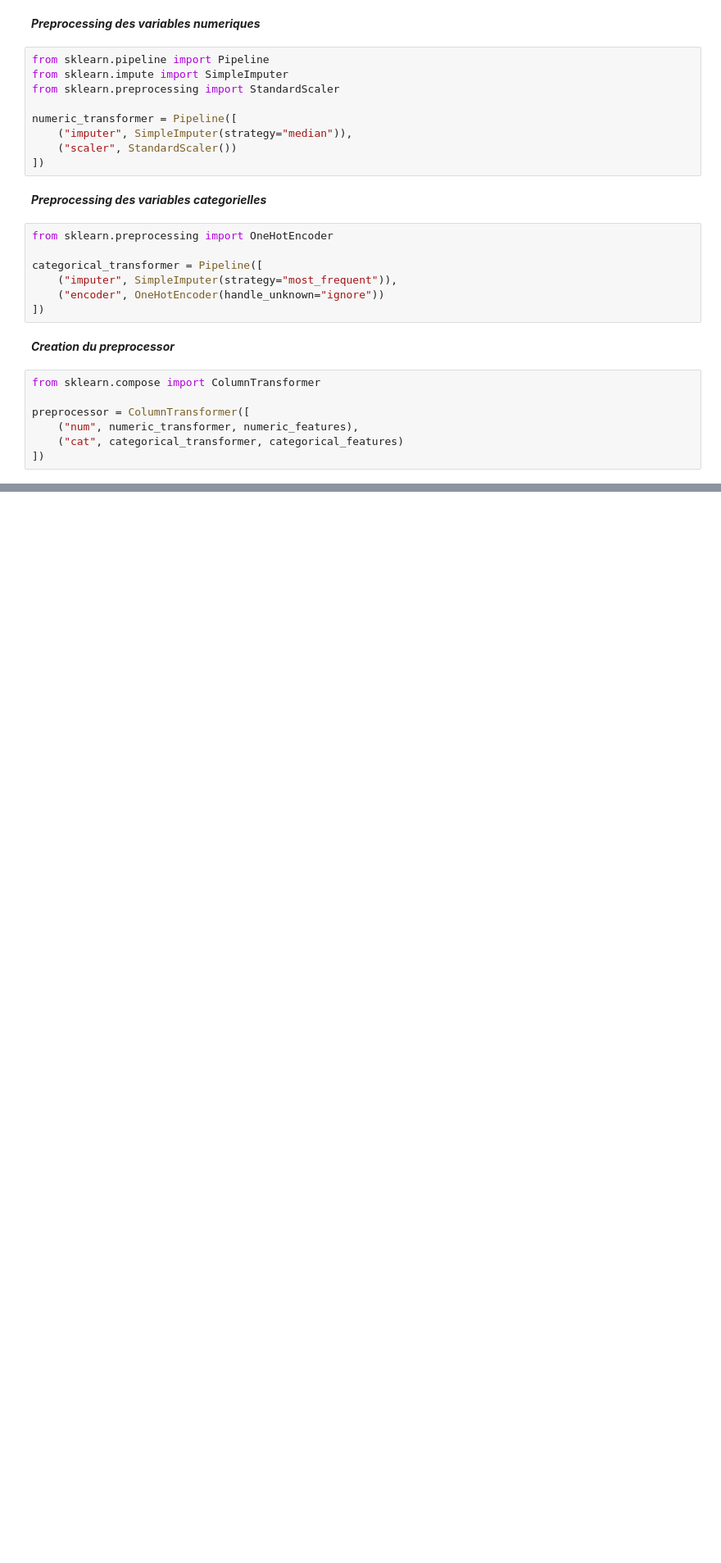
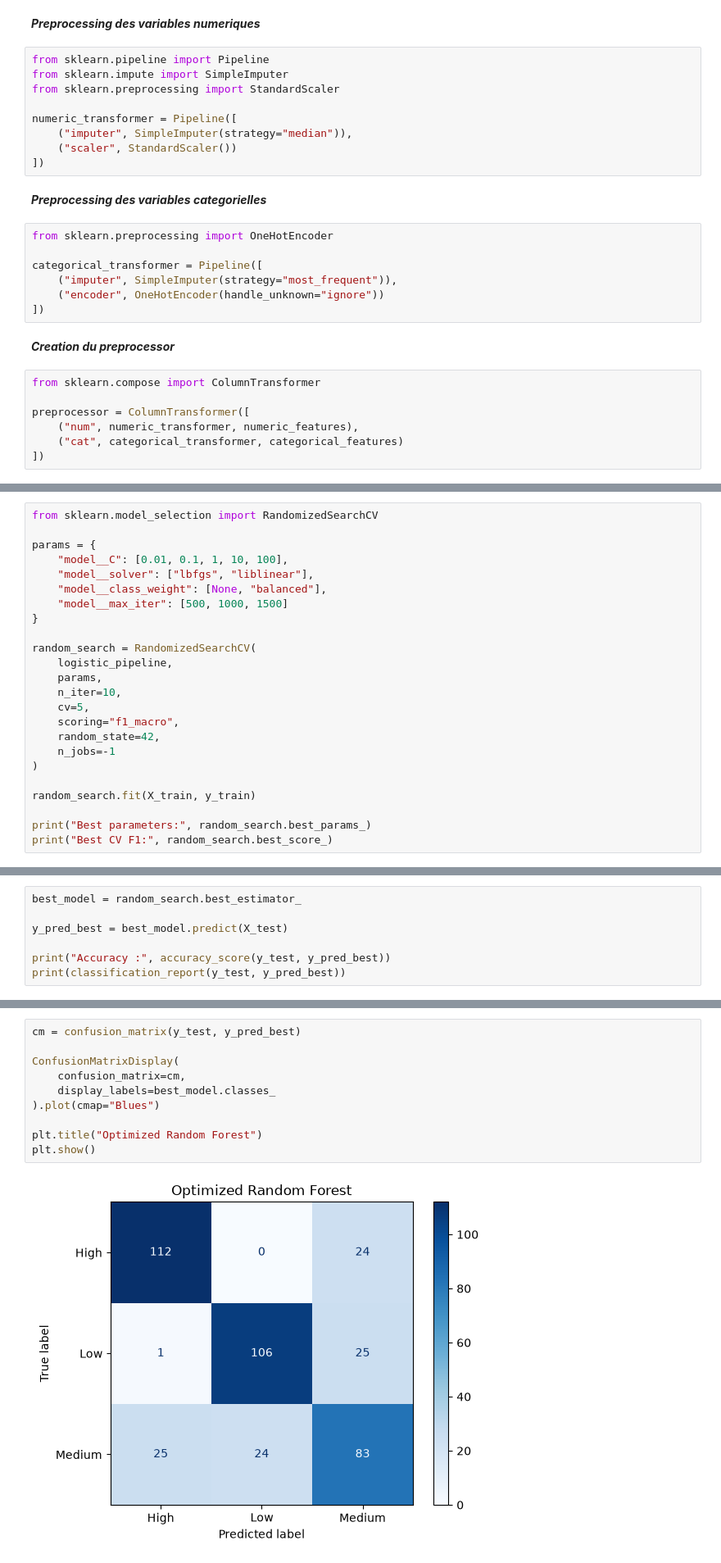
Before and after one commit to Kadiri-Mohamed/StudentMind, a Jupyter notebook: Notebooks/Notebook.ipynb, the cells around one changed output, grey strips where cells are left out. Shown at 82% size. Saved outputs shown, nothing was run; the diff lists cells and outputs as text; blank space fills up the shorter version.

```diff
--- a/Notebooks/Notebook.ipynb
+++ b/Notebooks/Notebook.ipynb
@@ -319,0 +528,24 @@ preprocessor = ColumnTransformer([
+# %%
+from sklearn.model_selection import RandomizedSearchCV
+
+params = {
+    "model__C": [0.01, 0.1, 1, 10, 100],
+    "model__solver": ["lbfgs", "liblinear"],
+    "model__class_weight": [None, "balanced"],
+    "model__max_iter": [500, 1000, 1500]
+}
+
+random_search = RandomizedSearchCV(
+    logistic_pipeline,
+    params,
+    n_iter=10,
+    cv=5,
+    scoring="f1_macro",
+    random_state=42,
+    n_jobs=-1
+)
+
+random_search.fit(X_train, y_train)
+
+print("Best parameters:", random_search.best_params_)
+print("Best CV F1:", random_search.best_score_)
@@ -319,0 +572,7 @@ preprocessor = ColumnTransformer([
+# %%
+best_model = random_search.best_estimator_
+
+y_pred_best = best_model.predict(X_test)
+
+print("Accuracy :", accuracy_score(y_test, y_pred_best))
+print(classification_report(y_test, y_pred_best))
@@ -319,0 +590,12 @@ preprocessor = ColumnTransformer([
+# %%
+cm = confusion_matrix(y_test, y_pred_best)
+
+ConfusionMatrixDisplay(
+    confusion_matrix=cm,
+    display_labels=best_model.classes_
+).plot(cmap="Blues")
+
+plt.title("Optimized Random Forest")
+plt.show()
+# %% [output]
+[figure, added]
```
Also changed, not shown: parts of 29 cells of this notebook.
